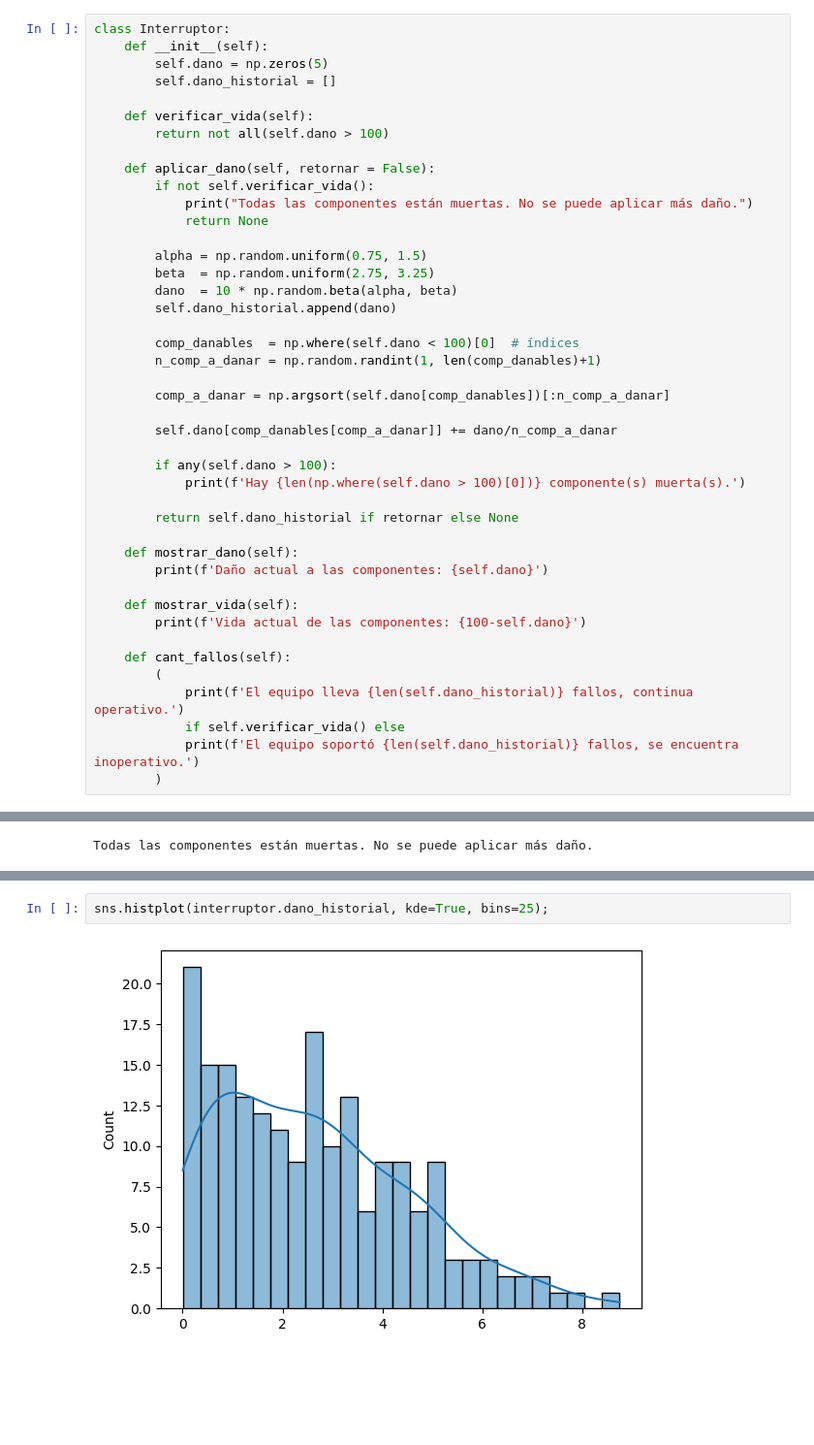
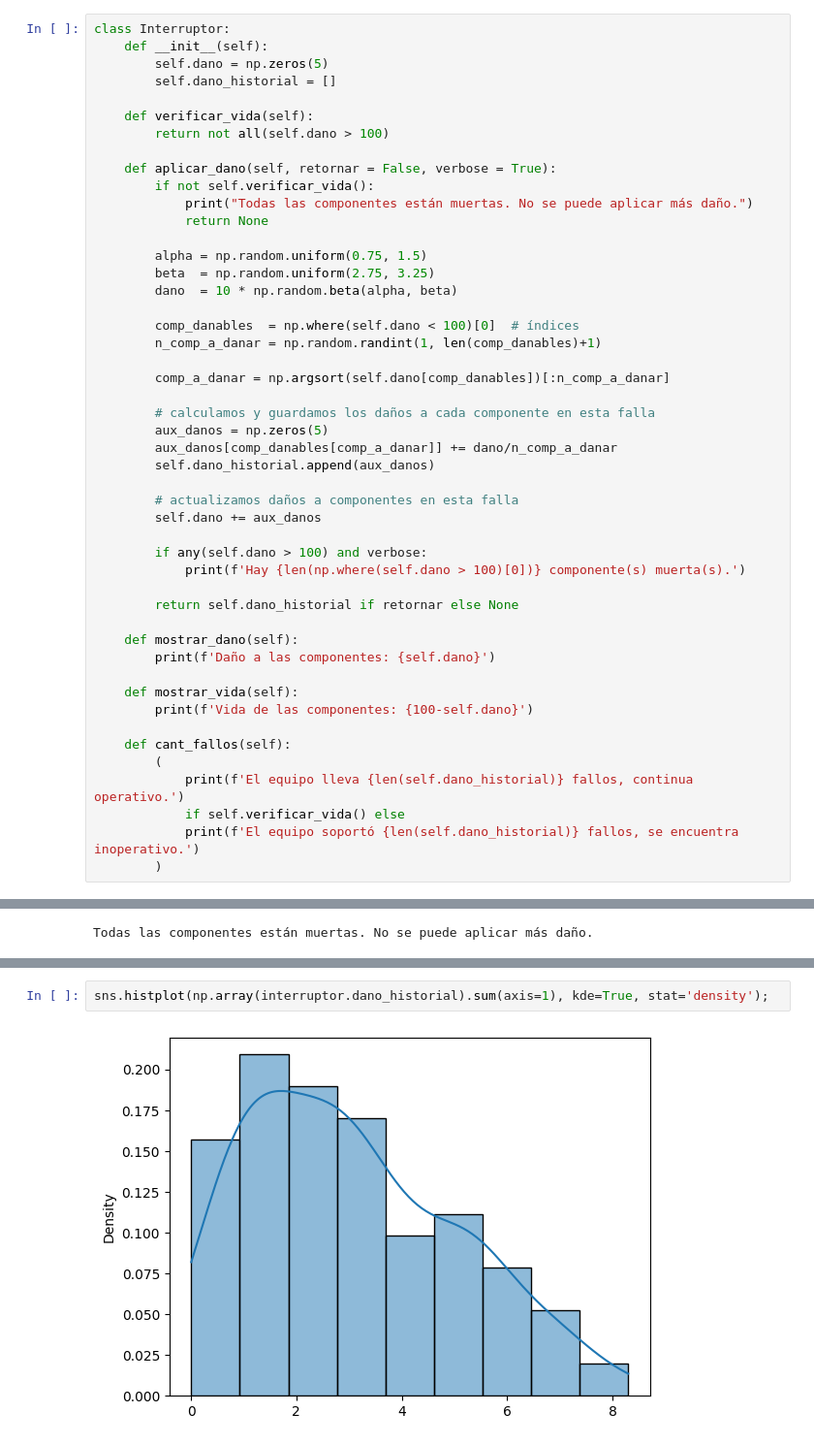
Before and after one commit to AlejandroVillazonG/MAT468, a Jupyter notebook: certamen/P4/p4.ipynb, the cells around one changed output, grey strips where cells are left out. Shown at 97% size. Cells and saved outputs as stored; diff of their text form; blank space fills up the shorter version.

```diff
--- a/certamen/P4/p4.ipynb
+++ b/certamen/P4/p4.ipynb
@@ -15,7 +15,7 @@ class Interruptor:
     def verificar_vida(self):
         return not all(self.dano > 100)
 
-    def aplicar_dano(self, retornar = False):
+    def aplicar_dano(self, retornar = False, verbose = True):
         if not self.verificar_vida():
             print("Todas las componentes están muertas. No se puede aplicar más daño.")
             return None
@@ -23,25 +23,30 @@ class Interruptor:
         alpha = np.random.uniform(0.75, 1.5)
         beta  = np.random.uniform(2.75, 3.25)
         dano  = 10 * np.random.beta(alpha, beta)
-        self.dano_historial.append(dano)
 
         comp_danables  = np.where(self.dano < 100)[0]  # índices
         n_comp_a_danar = np.random.randint(1, len(comp_danables)+1)
 
         comp_a_danar = np.argsort(self.dano[comp_danables])[:n_comp_a_danar]
 
-        self.dano[comp_danables[comp_a_danar]] += dano/n_comp_a_danar
+        # calculamos y guardamos los daños a cada componente en esta falla
+        aux_danos = np.zeros(5)
+        aux_danos[comp_danables[comp_a_danar]] += dano/n_comp_a_danar
+        self.dano_historial.append(aux_danos)
 
-        if any(self.dano > 100):
+        # actualizamos daños a componentes en esta falla
+        self.dano += aux_danos
+
+        if any(self.dano > 100) and verbose:
             print(f'Hay {len(np.where(self.dano > 100)[0])} componente(s) muerta(s).')
 
         return self.dano_historial if retornar else None
 
     def mostrar_dano(self):
-        print(f'Daño actual a las componentes: {self.dano}')
+        print(f'Daño a las componentes: {self.dano}')
 
     def mostrar_vida(self):
-        print(f'Vida actual de las componentes: {100-self.dano}')
+        print(f'Vida de las componentes: {100-self.dano}')
 
     def cant_fallos(self):
         (
@@ -114,4 +101,4 @@ interruptor.dano_historial
 # %%
-sns.histplot(interruptor.dano_historial, kde=True, bins=25);
+sns.histplot(np.array(interruptor.dano_historial).sum(axis=1), kde=True, stat='density');
 # %% [output]
-[figure, old version]
+[figure, new version]
```
Also changed, not shown: parts of 13 cells of this notebook.
